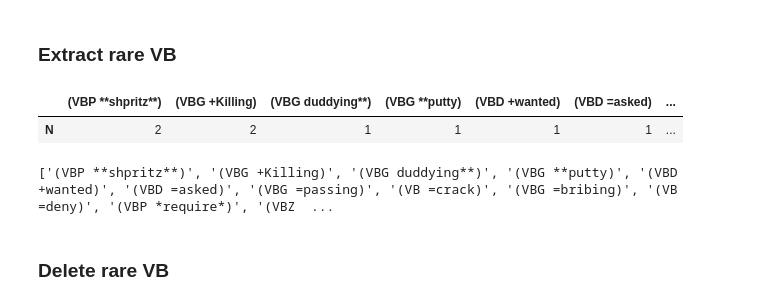
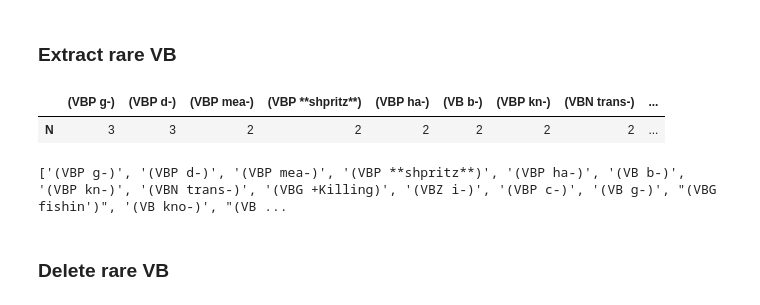
Before and after one commit to v-urushkin/ontonotesv5-extract-cfg, a Jupyter notebook: extract_grammar.ipynb, the cells around one changed output. Drawn from its saved outputs; the diff is of its cells as text; code cells hidden in the pictures.

```diff
--- a/extract_grammar.ipynb
+++ b/extract_grammar.ipynb
@@ -675,7 +675,7 @@ len(ontn_sentc_tree_prc13)
 ### Extract rare CC
 # %%
 cc_nt = dict()
-for i, sent in enumerate(ontn_sentc_tree_prc12):
+for i, sent in enumerate(ontn_sentc_tree_prc13):
     substr = "(CC"
     if substr in sent['parse_tree']:
         extractions = extract_all_spec_substring(sent['parse_tree'], substr)
@@ -687,7 +687,7 @@ for i, sent in enumerate(ontn_sentc_tree_prc12):
 cc_nt = pd.Series(cc_nt, name='N').to_frame()
 cc_nt = cc_nt.sort_values('N', ascending=False)
 display(cc_nt.T)
-del_cc = cc_nt[cc_nt['N'] <= 4].index.to_list()
+del_cc = cc_nt[cc_nt['N'] <= 10].index.to_list()
 print(del_cc)
 # %% [output]
 |  | (CC and) | (CC but) | (CC or) | (CC But) | (CC And) | (CC &) | (CC so) | (CC both) | (CC So) | (CC either) | ... |
@@ -712,7 +712,7 @@ len(ontn_sentc_tree_prc14)
 ### Extract rare HYPH
 # %%
 hyph_nt = dict()
-for i, sent in enumerate(ontn_sentc_tree_prc12):
+for i, sent in enumerate(ontn_sentc_tree_prc14):
     substr = "(HYPH"
     if substr in sent['parse_tree']:
         extractions = extract_all_spec_substring(sent['parse_tree'], substr)
@@ -749,7 +749,7 @@ len(ontn_sentc_tree_prc15)
 ### Extract rare X
 # %%
 x_nt = dict()
-for i, sent in enumerate(ontn_sentc_tree_prc12):
+for i, sent in enumerate(ontn_sentc_tree_prc15):
     substr = "(X"
     if substr in sent['parse_tree']:
         extractions = extract_all_spec_substring(sent['parse_tree'], substr)
@@ -787,7 +787,7 @@ len(ontn_sentc_tree_prc16)
 ### Extract rare FRAG
 # %%
 frag_nt = dict()
-for i, sent in enumerate(ontn_sentc_tree_prc12):
+for i, sent in enumerate(ontn_sentc_tree_prc16):
     substr = "(FRAG"
     if substr in sent['parse_tree']:
         extractions = extract_all_spec_substring(sent['parse_tree'], substr)
@@ -828,24 +828,24 @@ len(ontn_sentc_tree_prc17)
 # %%
 vb_nt = dict()
 for i, sent in enumerate(ontn_sentc_tree_prc17):
     substr = "(VB"
     if substr in sent['parse_tree']:
         extractions = extract_all_spec_substring(sent['parse_tree'], substr)
         for extraction in extractions:
-            if has_substring(extraction, [',', '"', '!', '?', '/', '\\', '@', '#', ';', ':', '№', '`', '+', '=', '*', '^']):
+            if has_substring(extraction, [',', '"', '!', '?', '/', '\\', '@', '#', ';', ':', '№', '`', '+', '=', '*', '^', '-)', '\')']):
                 if extraction in vb_nt.keys():
                     vb_nt[extraction] += 1
                 else:
                     vb_nt[extraction] = 1
 vb_nt = pd.Series(vb_nt, name='N').to_frame()
 vb_nt = vb_nt.sort_values('N', ascending=False)
 display(vb_nt.T)
 del_vb = vb_nt.index.to_list()
 print(del_vb)
 # %% [output]
-|  | (VBP **shpritz**) | (VBG +Killing) | (VBG duddying**) | (VBG **putty) | (VBD +wanted) | (VBD =asked) | ... |
-| N | 2 | 2 | 1 | 1 | 1 | 1 | ... |
+|  | (VBP g-) | (VBP d-) | (VBP mea-) | (VBP **shpritz**) | (VBP ha-) | (VB b-) | (VBP kn-) | (VBN trans-) | ... |
+| N | 3 | 3 | 2 | 2 | 2 | 2 | 2 | 2 | ... |
-['(VBP **shpritz**)', '(VBG +Killing)', '(VBG duddying**)', '(VBG **putty)', '(VBD +wanted)', '(VBD =asked)', '(VBG =passing)', '(VB =crack)', '(VBG =bribing)', '(VB =deny)', '(VBP *require*)', '(VBZ  ...
+['(VBP g-)', '(VBP d-)', '(VBP mea-)', '(VBP **shpritz**)', '(VBP ha-)', '(VB b-)', '(VBP kn-)', '(VBN trans-)', '(VBG +Killing)', '(VBZ i-)', '(VBP c-)', '(VB g-)', "(VBG fishin')", '(VB kno-)', "(VB ...
 # %% [markdown]
 ### Delete rare VB
 # %%
```
Also changed, not shown: parts of 91 cells of this notebook, 1 other file.
